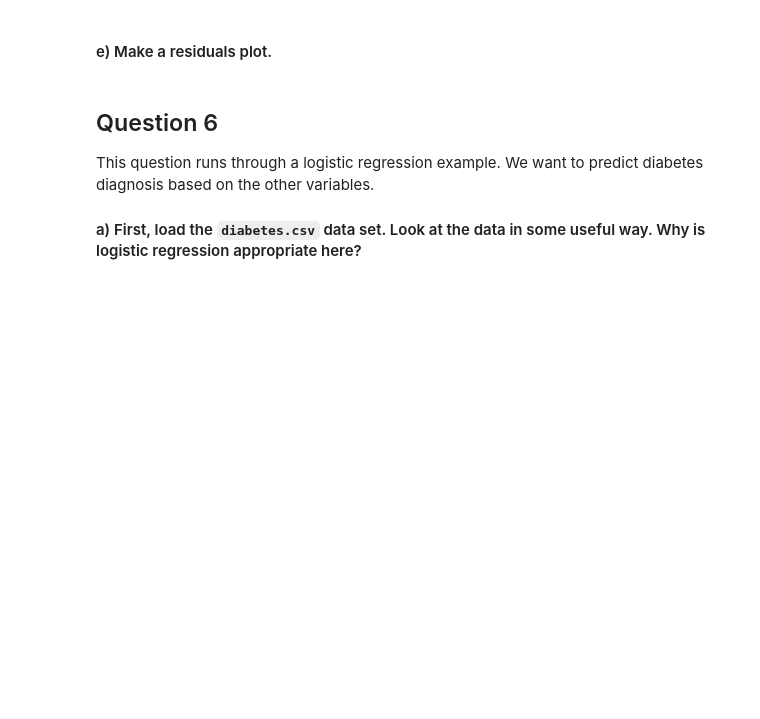
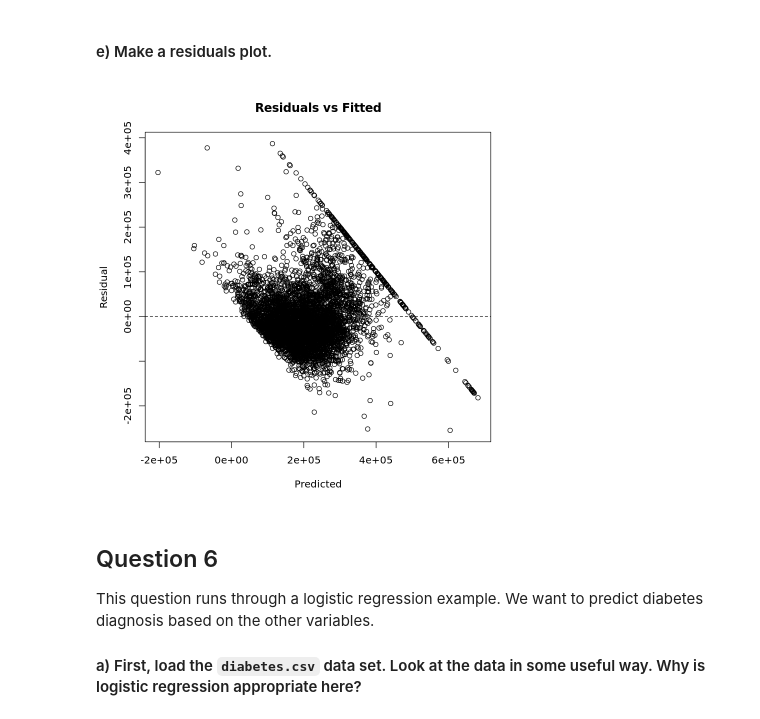
Before and after one commit to snwilke/bios-512-repo, a Jupyter notebook: BIOS512_HW9.ipynb, the cells around one changed output. Cells and saved outputs as stored; diff of their text form; code cells hidden in the pictures; blank space fills up the shorter version.

```diff
--- a/BIOS512_HW9.ipynb
+++ b/BIOS512_HW9.ipynb
@@ -81,5 +129,14 @@ ERROR: Error in sample.int(n, floor(0.75 * n)): length(n) == 1L is not TRUE
 # %% [markdown]
 #### e) Make a residuals plot.
+# %%
+test$resid <- test$median_house_value - test$pred
+with(test[ok, ], {
+  plot(pred, resid,
+       xlab = "Predicted", ylab = "Residual", main = "Residuals vs Fitted")
+  abline(h = 0, lty = 2)
+})
+# %% [output]
+[figure, added]
 # %% [markdown]
 ## Question 6
 This question runs through a logistic regression example. We want to predict diabetes diagnosis based on the other variables.
```
Also changed, not shown: parts of 4 cells of this notebook.
